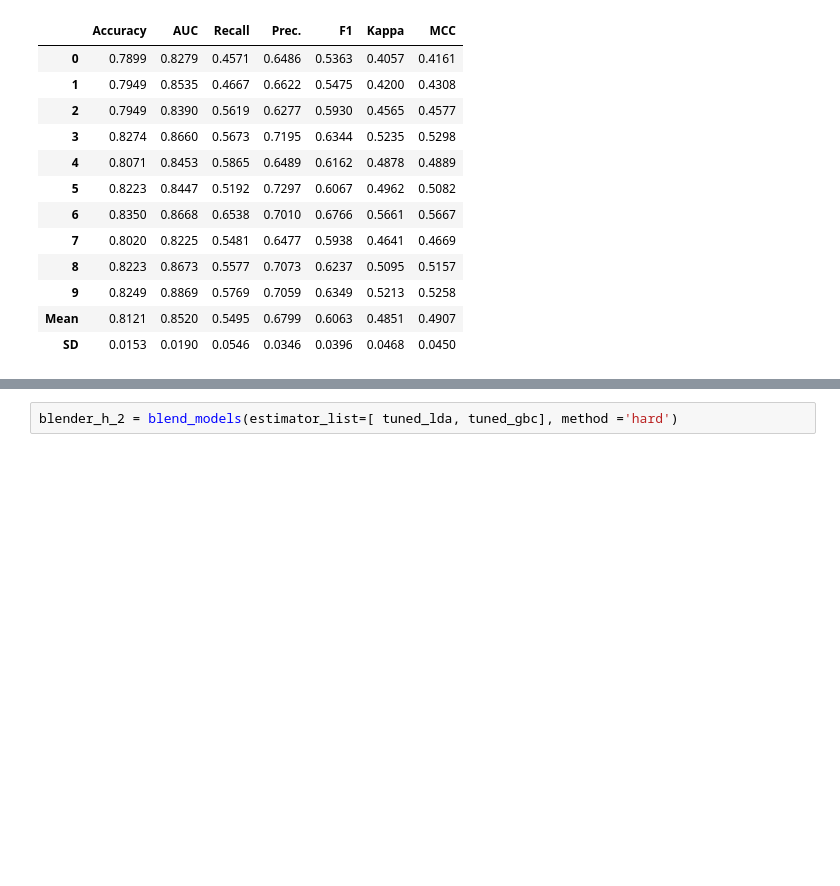
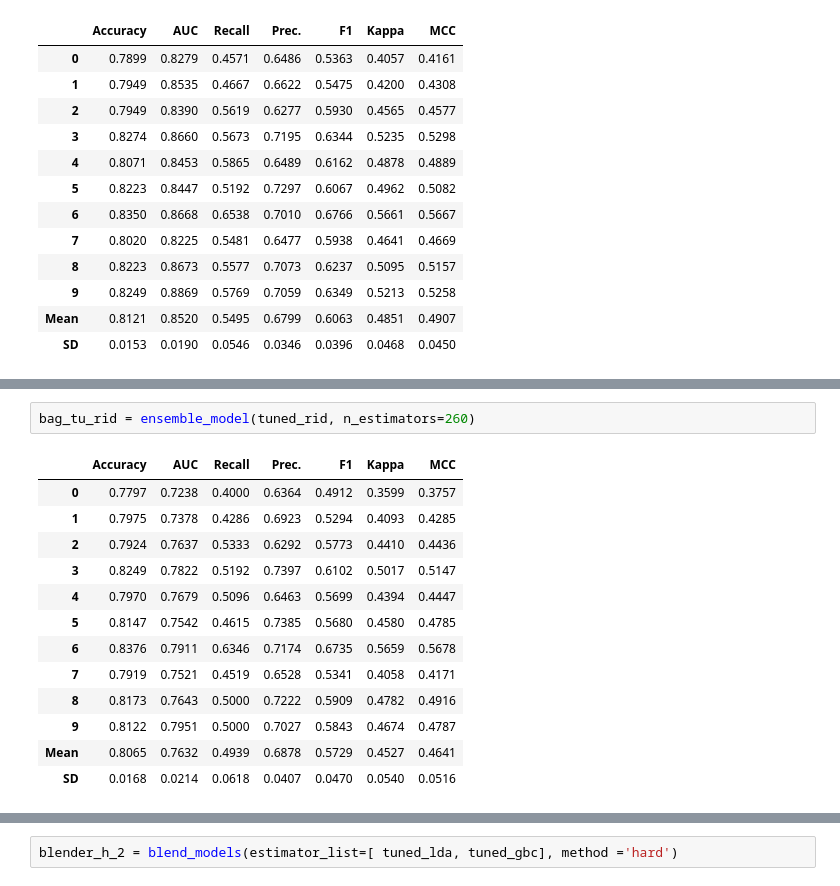
Before and after one commit to jjefferson2006/DSWP_JJ_altera, a Jupyter notebook: desafio_analise_5_ordenado_melhor_desempenho.ipynb, the cells around one changed output, grey strips where cells are left out. Drawn from its saved outputs; the diff is of its cells as text; blank space fills up the shorter version.

```diff
--- a/desafio_analise_5_ordenado_melhor_desempenho.ipynb
+++ b/desafio_analise_5_ordenado_melhor_desempenho.ipynb
@@ -1190,0 +1255,16 @@ blender_h = blend_models(estimator_list=[tuned_lr, tuned_lda, tuned_gbc, tuned_r
+# %%
+bag_tu_rid = ensemble_model(tuned_rid, n_estimators=260)
+# %% [output]
+|  | Accuracy | AUC | Recall | Prec. | F1 | Kappa | MCC |
+| 0 | 0.7797 | 0.7238 | 0.4000 | 0.6364 | 0.4912 | 0.3599 | 0.3757 |
+| 1 | 0.7975 | 0.7378 | 0.4286 | 0.6923 | 0.5294 | 0.4093 | 0.4285 |
+| 2 | 0.7924 | 0.7637 | 0.5333 | 0.6292 | 0.5773 | 0.4410 | 0.4436 |
+| 3 | 0.8249 | 0.7822 | 0.5192 | 0.7397 | 0.6102 | 0.5017 | 0.5147 |
+| 4 | 0.7970 | 0.7679 | 0.5096 | 0.6463 | 0.5699 | 0.4394 | 0.4447 |
+| 5 | 0.8147 | 0.7542 | 0.4615 | 0.7385 | 0.5680 | 0.4580 | 0.4785 |
+| 6 | 0.8376 | 0.7911 | 0.6346 | 0.7174 | 0.6735 | 0.5659 | 0.5678 |
+| 7 | 0.7919 | 0.7521 | 0.4519 | 0.6528 | 0.5341 | 0.4058 | 0.4171 |
+| 8 | 0.8173 | 0.7643 | 0.5000 | 0.7222 | 0.5909 | 0.4782 | 0.4916 |
+| 9 | 0.8122 | 0.7951 | 0.5000 | 0.7027 | 0.5843 | 0.4674 | 0.4787 |
+| Mean | 0.8065 | 0.7632 | 0.4939 | 0.6878 | 0.5729 | 0.4527 | 0.4641 |
+| SD | 0.0168 | 0.0214 | 0.0618 | 0.0407 | 0.0470 | 0.0540 | 0.0516 |
```
Also changed, not shown: parts of 47 cells of this notebook.
